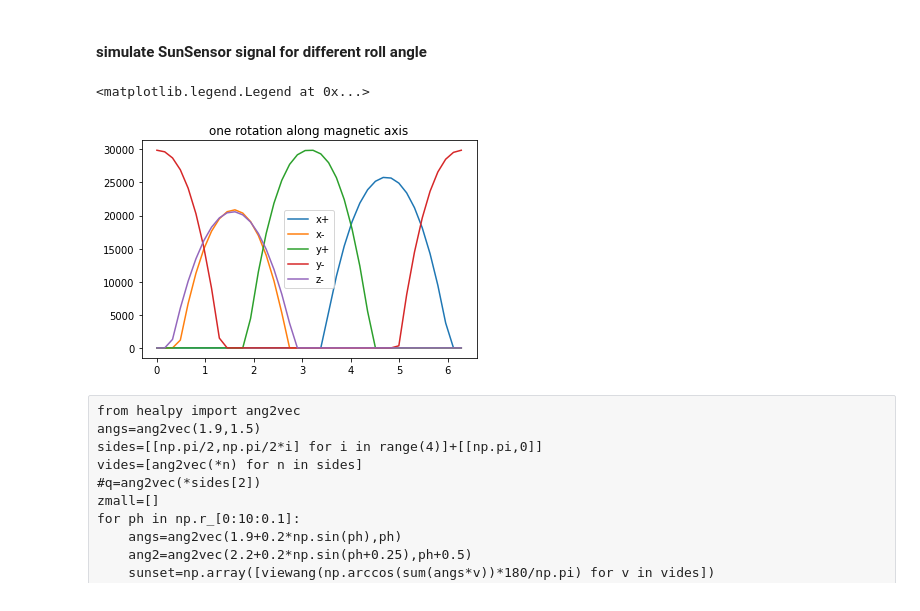
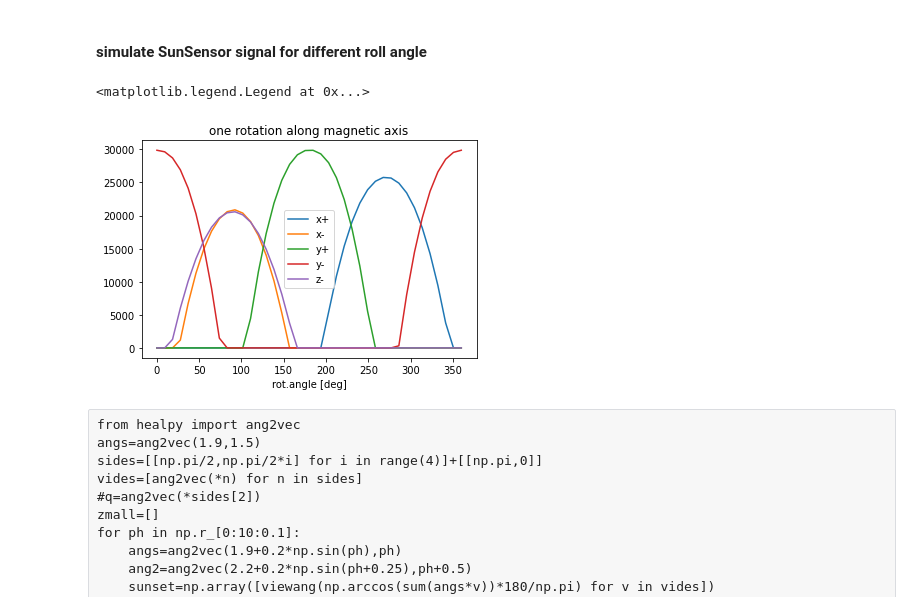
Before and after one commit to limu007/cube, a Jupyter notebook: Attitude_october.ipynb, the cells around one changed output. Saved outputs shown, nothing was run; the diff lists cells and outputs as text; code cells hidden in the pictures.

```diff
--- a/Attitude_october.ipynb
+++ b/Attitude_october.ipynb
@@ -235,0 +269,6 @@ mag_inter = lambda t:(t/dtot*magvec[1]+(1-t/dtot)*magvec[0])
+# %%
+#pl.plot(dt[::10],mag_altaz[1],label="declination")#
+i=2
+pl.plot(dt[::10],[p['total-intensity']/1e3 for p in pomag2])
+pl.ylabel("intensity [microT]")
+pl.grid()
@@ -235,0 +277,3 @@ mag_inter = lambda t:(t/dtot*magvec[1]+(1-t/dtot)*magvec[0])
+# %%
+s=satcoor2[0]
+rep[0][::10]-[s.lon.value for s in satcoor2[::10]]
@@ -236,2 +283,14 @@ mag_inter = lambda t:(t/dtot*magvec[1]+(1-t/dtot)*magvec[0])
+# %%
+magdir2=[coord.SkyCoord(pomag2[i]['inclination'],pomag2[i]['declination'],unit="deg",frame="altaz",location=satcoor2[10*i],obstime=times[10*i]) for i in range(len(pomag2))]
+magvec=[np.array([c.x.value,c.y.value,c.z.value]) for c in [m.fk5.cartesian for m in magdir2]]
+magvec=[m/norm(m) for m in magvec]
+mag_inter1 = lambda t:(t/dtot*magvec[-1]+(1-t/dtot)*magvec[0]) #linear interpolation of start/end
+# %%
+dtex=list(dt[::10])+[dt[-1]*2-dt[-2]]
+magvec=np.array(magvec+[2*magvec[-1]-magvec[-2]]) #small extrapolation
+from scipy import interpolate as ip
+intfun=[ip.interp1d(dtex,magvec[:,i]) for i in range(3)]
+mag_inter2 = lambda t:np.array([pp(t) for pp in intfun])
+mag_inter=mag_inter2
 # %%
 ## prediction of Sun direction in body frame?
@@ -412,18 +478,19 @@ pl.plot(angs,[viewang(a) for a in angs])
 # %%
 def predict_roll(asun):
     xp,xm=viewang(np.rad2deg(np.arccos(asun[0]))),viewang(180-np.rad2deg(np.arccos(asun[0])))
     yp,ym=viewang(np.rad2deg(np.arccos(asun[1]))),viewang(180-np.rad2deg(np.arccos(asun[1])))
     zm=viewang(180-np.rad2deg(np.arccos(asun[2])))
     return xp,yp,xm,ym,zm
 xp,yp,xm,ym,zm=predict_roll(asun)
-pl.plot(phi,xp,phi,xm)
-pl.plot(phi,yp,phi,ym)
-pl.plot(phi,zm)
+pl.plot(np.rad2deg(phi),xp,np.rad2deg(phi),xm)
+pl.plot(np.rad2deg(phi),yp,np.rad2deg(phi),ym)
+pl.plot(np.rad2deg(phi),zm)
+pl.xlabel("rot.angle [deg]")
 pl.title("one rotation along magnetic axis")
 pl.legend("x+ x- y+ y- z-".split())
 # %% [output]
 <matplotlib.legend.Legend at 0x...>
-[figure, old version]
+[figure, new version]
 # %% [raw]
 from healpy import ang2vec
 angs=ang2vec(1.9,1.5)
```
Also changed, not shown: parts of 56 cells of this notebook.
